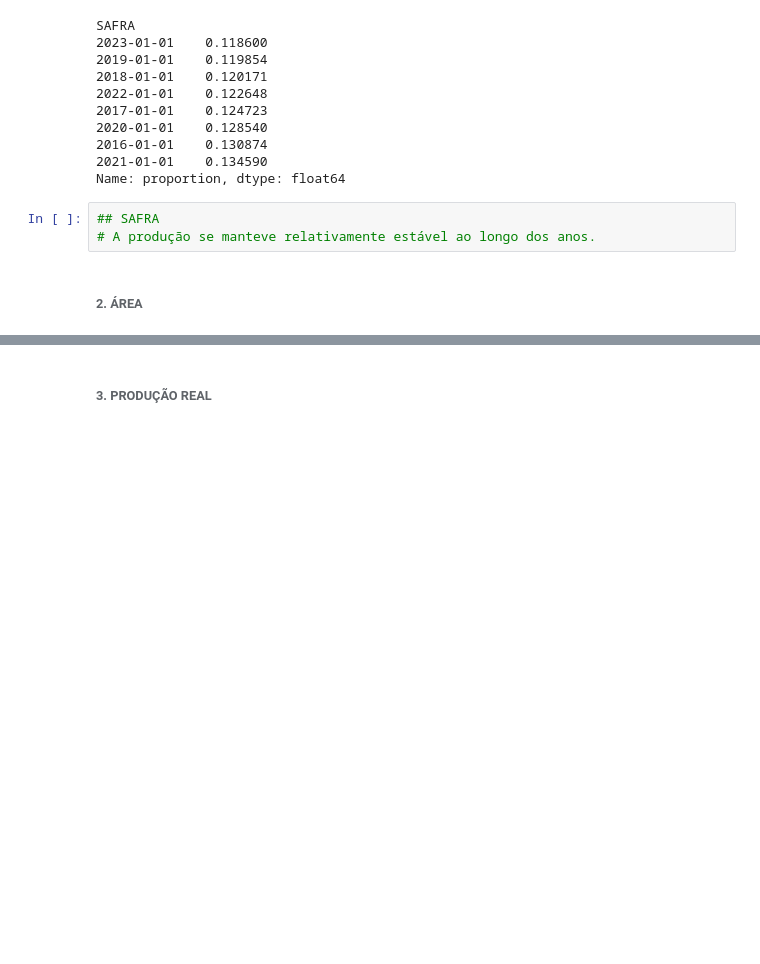
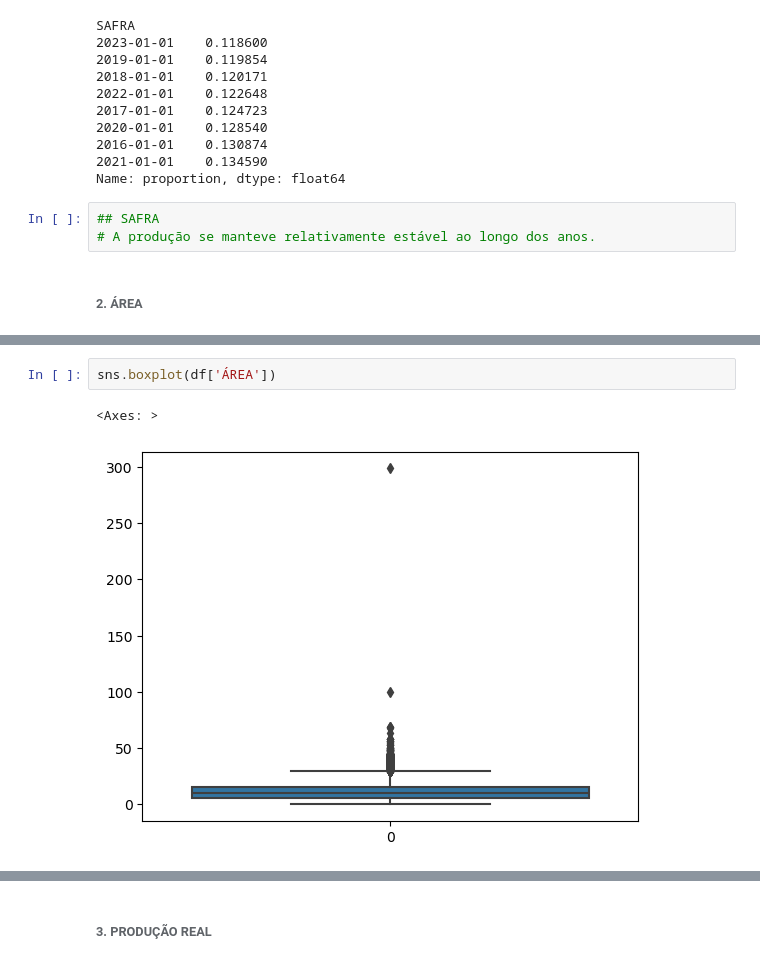
Before and after one commit to fernandovieira1/Analise-Dados-Cana, a Jupyter notebook: analise_cana.ipynb, the cells around one changed output, grey strips where cells are left out. Saved outputs shown, nothing was run; the diff lists cells and outputs as text; blank space fills up the shorter version.

```diff
--- a/analise_cana.ipynb
+++ b/analise_cana.ipynb
@@ -480,0 +546,5 @@ Name: proportion, dtype: float64
+# %%
+sns.boxplot(df['ÁREA'])
+# %% [output]
+<Axes: >
+[figure, added]
```
Also changed, not shown: parts of 28 cells of this notebook, 1 other file.
